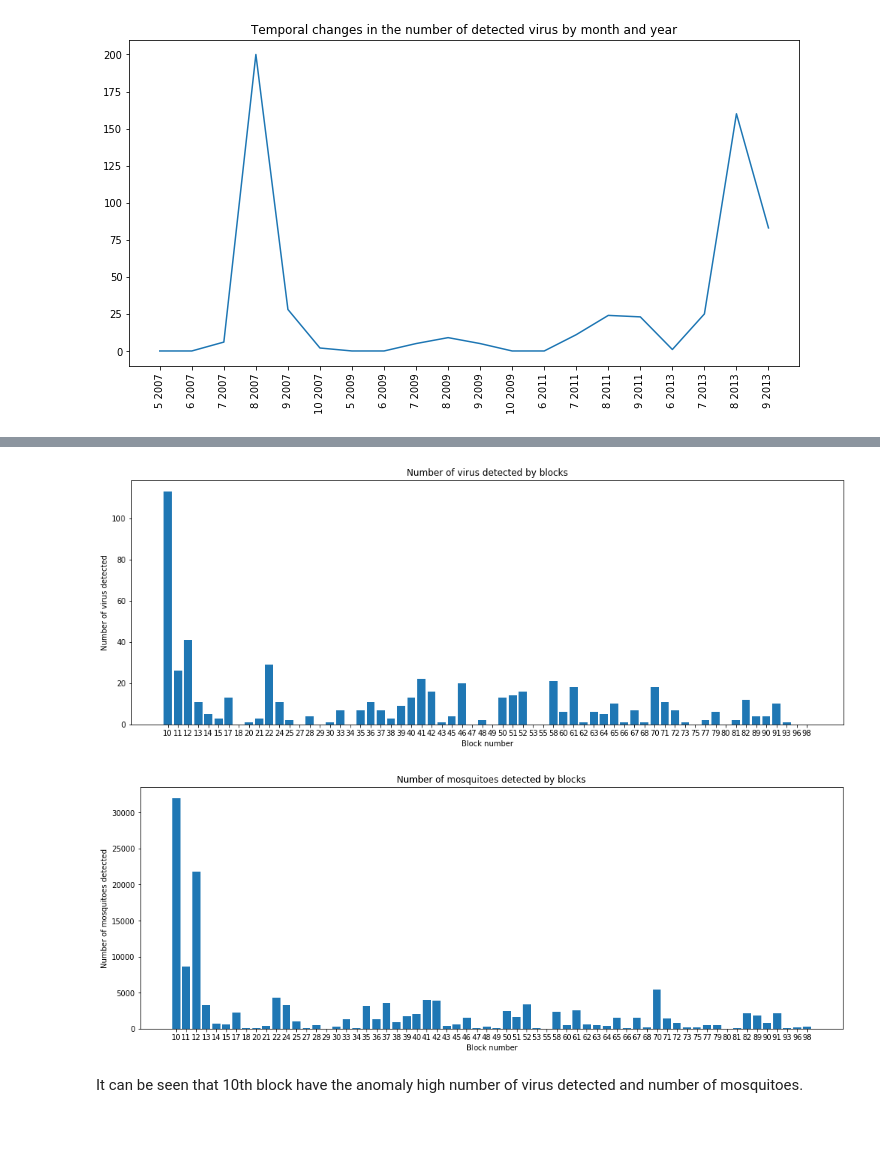
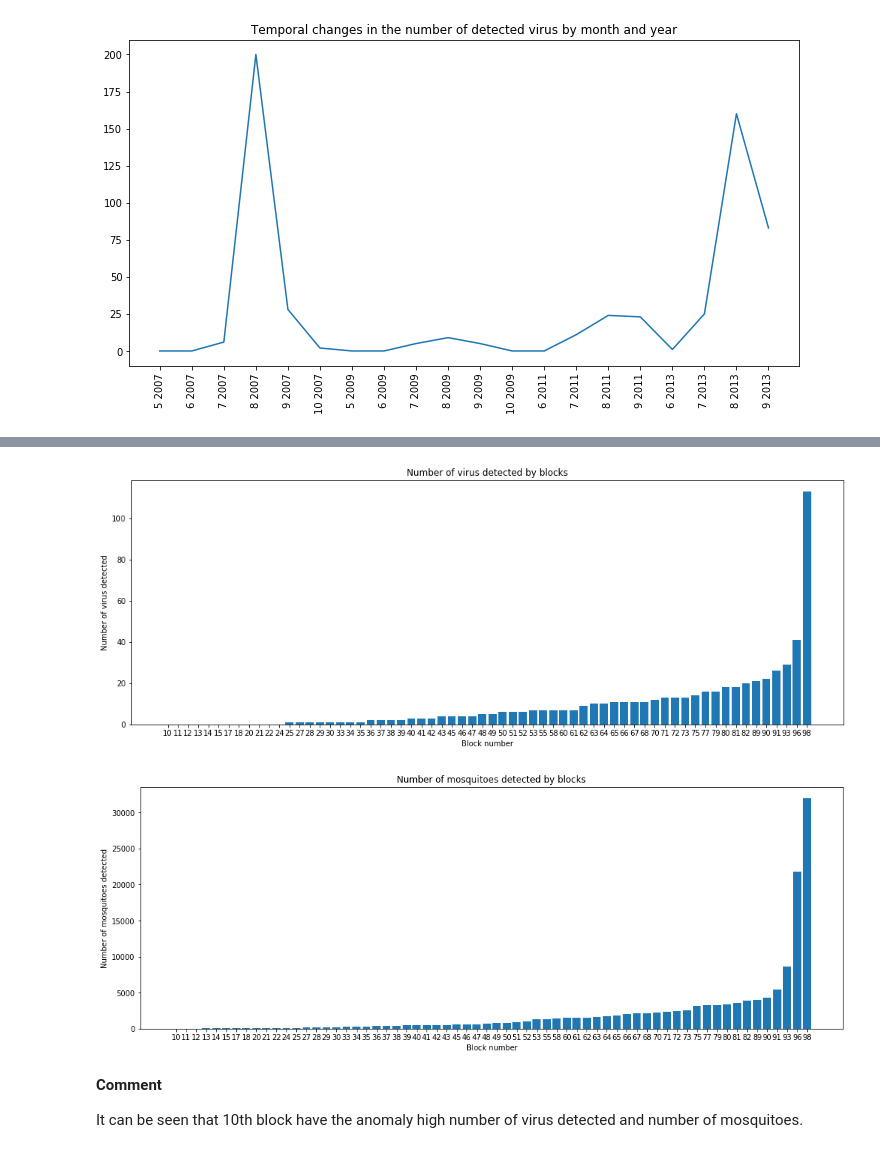
Before and after one commit to DSI-14-P4-BARJ/Project_4_West_Nile_Virus_Prediction, a Jupyter notebook: code/Project_4_West_Nile_Virus_Prediction.ipynb, the cells around one changed output, grey strips where cells are left out. Saved outputs shown, nothing was run; the diff lists cells and outputs as text; code cells hidden in the pictures.

```diff
--- a/code/Project_4_West_Nile_Virus_Prediction.ipynb
+++ b/code/Project_4_West_Nile_Virus_Prediction.ipynb
@@ -937,5 +902,3 @@ Index(['date', 'address', 'species', 'block', 'street', 'trap',
 # %%
 main_df['nummosquitos'] = main_df.loc[:,'nummosquitos'].astype('int')
 main_df['wnvpresent'] = main_df['wnvpresent'].astype('int')
-# %%
-main_df['is_spray'] = main_df['is_spray'].map({True:1,False:0})
@@ -1083,22 +956,24 @@ sns.distplot(spray_no_traps['nummosquitos'])
 # %%
 plt.figure(figsize=(17,6))
-plt.bar(range(len(main_df['block'].unique())), main_df.groupby('block')['wnvpresent'].sum())
+plt.bar(range(len(main_df['block'].unique())), main_df.groupby('block')['wnvpresent'].sum().sort_values())
 plt.xlabel('Block number')
 plt.ylabel('Number of virus detected')
 plt.title('Number of virus detected by blocks')
 plt.xticks(range(len(main_df['block'].unique())),labels=sorted(main_df['block'].unique()));
 # %% [output]
-[figure, old version]
+[figure, new version]
 # %%
 plt.figure(figsize=(17,6))
-plt.bar(range(len(main_df['block'].unique())), main_df.groupby('block')['nummosquitos'].sum())
+plt.bar(range(len(main_df['block'].unique())), main_df.groupby('block')['nummosquitos'].sum().sort_values())
 plt.xlabel('Block number')
 plt.ylabel('Number of mosquitoes detected')
 plt.title('Number of mosquitoes detected by blocks')
 plt.xticks(range(len(main_df['block'].unique())),labels=sorted(main_df['block'].unique()));
 # %% [output]
-[figure, old version]
+[figure, new version]
 # %% [markdown]
+**Comment**
+
 It can be seen that 10th block have the anomaly high number of virus detected and number of mosquitoes.
 # %%
 plt.figure(figsize=(25,17))
```
Also changed, not shown: parts of 34 cells of this notebook.
